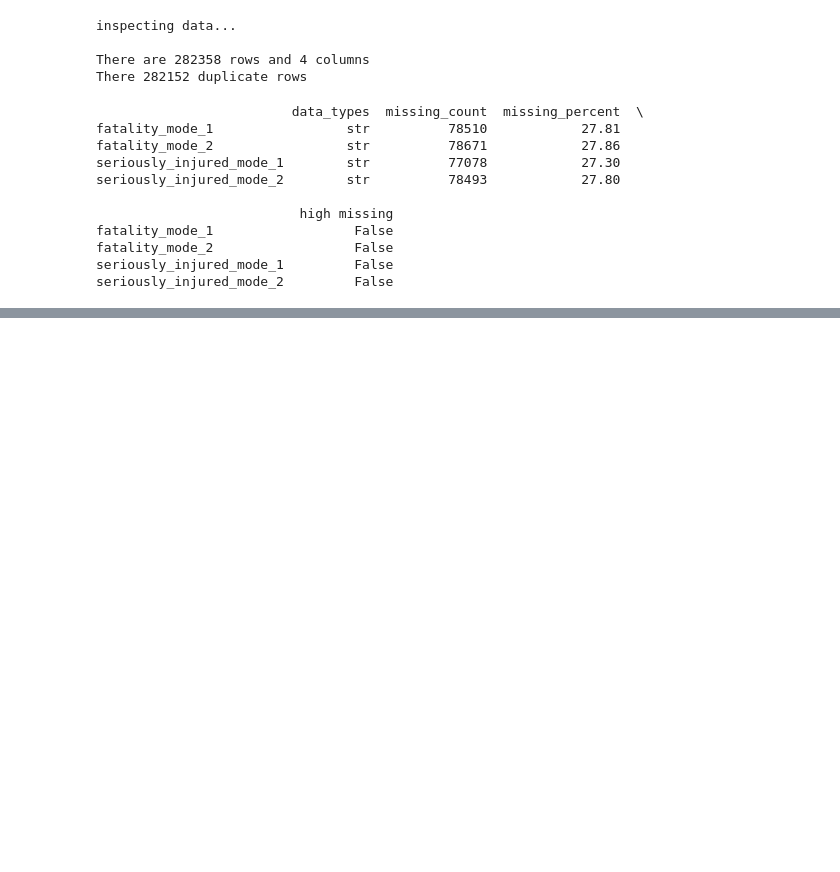
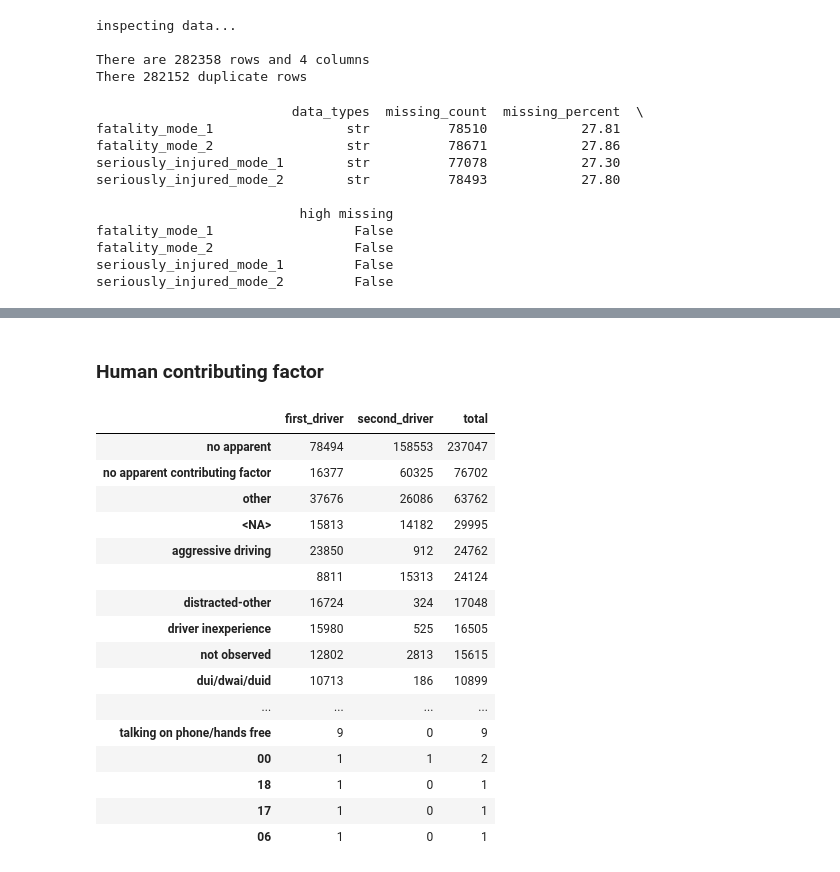
Before and after one commit to lily-harper/injury_risk_classifier, a Jupyter notebook: notebooks/02_cleaning.ipynb, the cells around one changed output, grey strips where cells are left out. Cells and saved outputs as stored; diff of their text form; code cells hidden in the pictures; blank space fills up the shorter version.

```diff
--- a/notebooks/02_cleaning.ipynb
+++ b/notebooks/02_cleaning.ipynb
@@ -141,0 +263,30 @@ df.to_csv("data/interim/traffic_clean.csv")
+# %% [markdown]
+### Human contributing factor
+# %%
+human_factor = create_types_tables(
+    df,
+    "tu1_driver_humancontribfactor",
+    "tu2_driver_humancontribfactor",
+    first_label="first_driver",
+    second_label="second_driver"
+)
+
+human_factor
+# %% [output]
+|  | first_driver | second_driver | total |
+| no apparent | 78494 | 158553 | 237047 |
+| no apparent contributing factor | 16377 | 60325 | 76702 |
+| other | 37676 | 26086 | 63762 |
+| <NA> | 15813 | 14182 | 29995 |
+| aggressive driving | 23850 | 912 | 24762 |
+|  | 8811 | 15313 | 24124 |
+| distracted-other | 16724 | 324 | 17048 |
+| driver inexperience | 15980 | 525 | 16505 |
+| not observed | 12802 | 2813 | 15615 |
+| dui/dwai/duid | 10713 | 186 | 10899 |
+| ... | ... | ... | ... |
+| talking on phone/hands free | 9 | 0 | 9 |
+| 00 | 1 | 1 | 2 |
+| 18 | 1 | 0 | 1 |
+| 17 | 1 | 0 | 1 |
+| 06 | 1 | 0 | 1 |
```
Also changed, not shown: parts of 22 cells of this notebook, 5 other files.
